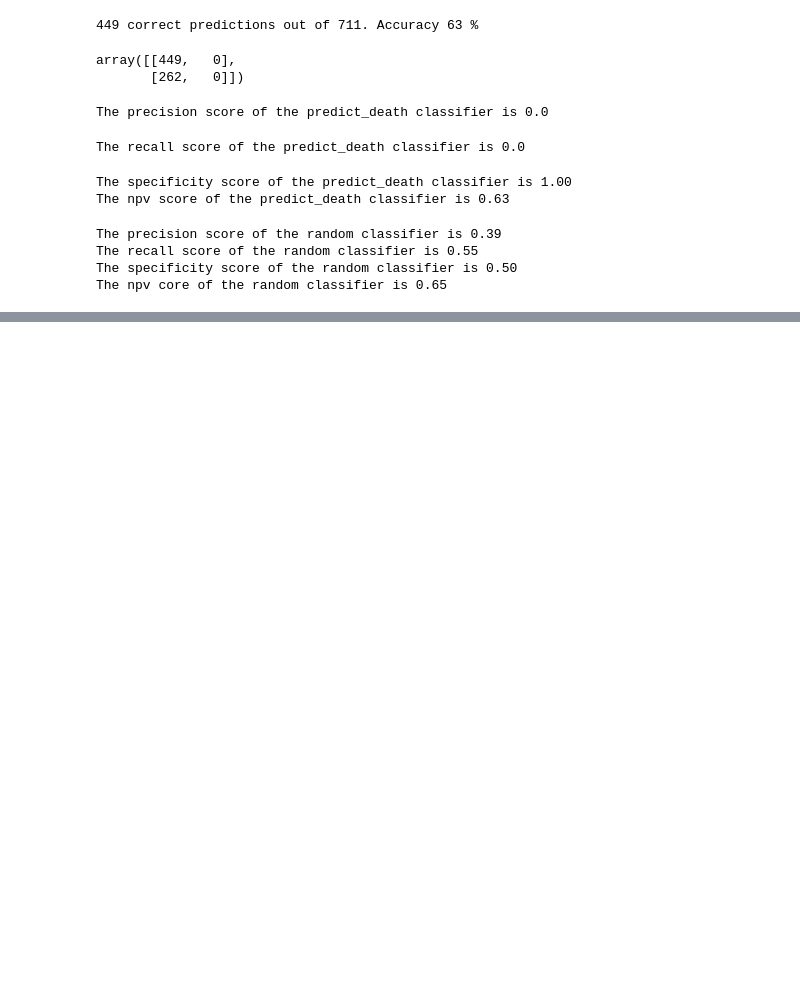
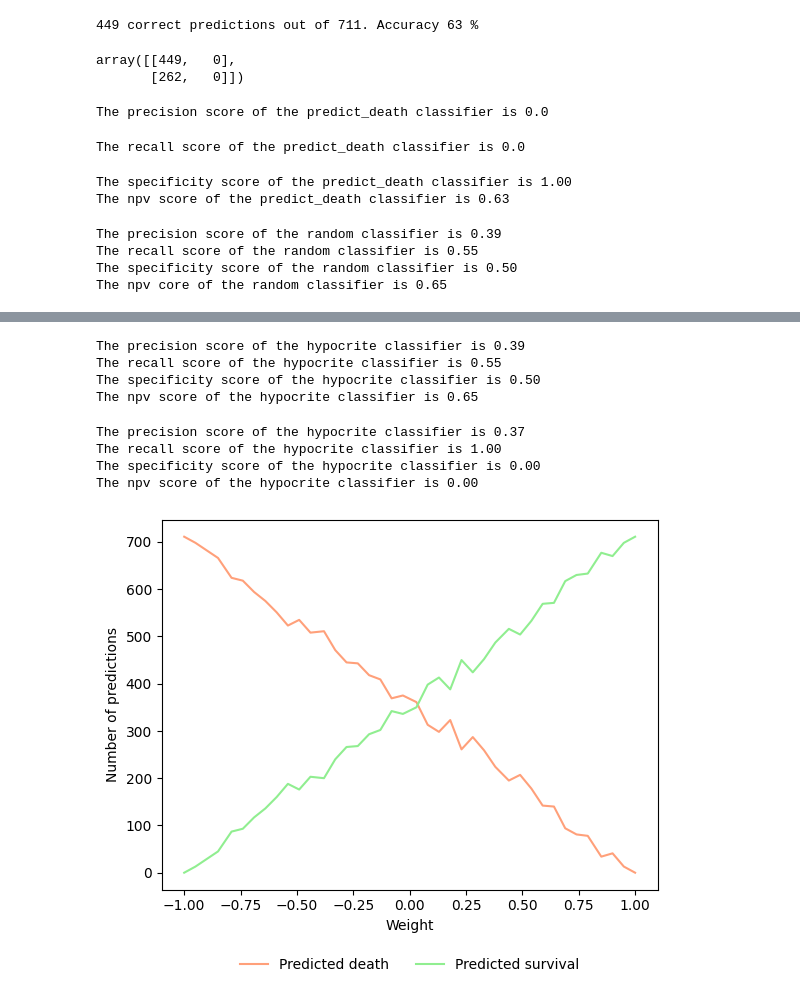
Before and after one commit to JonasHagstrom79/QuantumML, a Jupyter notebook: Titanic.ipynb, the cells around one changed output, grey strips where cells are left out. Cells and saved outputs as stored; diff of their text form; code cells hidden in the pictures; blank space fills up the shorter version.

Commit message:
Hypocrite classifier

```diff
--- a/Titanic.ipynb
+++ b/Titanic.ipynb
@@ -336,3 +336,16 @@ The precision score of the random classifier is 0.39
 The recall score of the random classifier is 0.55
 The specificity score of the random classifier is 0.50
 The npv core of the random classifier is 0.65
+# %%
+# A generalized hypocrit classifier
+def hypocrite(passanger, weight):
+    """he hypocrite classifier takes the passenger data and a weight value. The weight
+        is a number between −1 and 1. It denotes the classifier’s tendency to predict
+        death (negative values) or survival (positive values).
+        The formula weight*0.5+random.uniform(0, 1) generates numbers between −0.5
+        and 1.5. The min and max functions ensure the result to be between 0 and 1. The
+        round function returns either 0 (death) or 1 (survival).
+        Depending on the weight, the chances to return one or the other prediction
+        differs.
+    """
+    return round(min(1, max(0,weight*0.5+random.uniform(0,1))))
@@ -338,0 +371,38 @@ The npv core of the random classifier is 0.65
+# %%
+# The scores of the hypocrite Classifier, tendency 0 (random prediction)
+w_predictions = run(lambda passenger: hypocrite(passenger, 0),
+train_input)
+w_cm = confusion_matrix(train_labels, w_predictions)
+
+print('The precision score of the hypocrite classifier is {:.2f}'
+    .format(precision_score(train_labels, w_predictions)))
+print('The recall score of the hypocrite classifier is {:.2f}'
+    .format(recall_score(train_labels, w_predictions)))
+print('The specificity score of the hypocrite classifier is {:.2f}'
+    .format(specificity(w_cm)))
+print('The npv score of the hypocrite classifier is {:.2f}'
+    .format(npv(w_cm)))
+# %% [output]
+The precision score of the hypocrite classifier is 0.39
+The recall score of the hypocrite classifier is 0.55
+The specificity score of the hypocrite classifier is 0.50
+The npv score of the hypocrite classifier is 0.65
+# %%
+# The scores of the hypocrite Classifier, tendency 1 (predicts survival)
+w_predictions = run(lambda passenger: hypocrite(passenger, 1),
+train_input)
+w_cm = confusion_matrix(train_labels, w_predictions)
+
+print('The precision score of the hypocrite classifier is {:.2f}'
+    .format(precision_score(train_labels, w_predictions)))
+print('The recall score of the hypocrite classifier is {:.2f}'
+    .format(recall_score(train_labels, w_predictions)))
+print('The specificity score of the hypocrite classifier is {:.2f}'
+    .format(specificity(w_cm)))
+print('The npv score of the hypocrite classifier is {:.2f}'
+    .format(npv(w_cm)))
+# %% [output]
+The precision score of the hypocrite classifier is 0.37
+The recall score of the hypocrite classifier is 1.00
+The specificity score of the hypocrite classifier is 0.00
+The npv score of the hypocrite classifier is 0.00
@@ -338,0 +439,28 @@ The npv core of the random classifier is 0.65
+# %%
+# Plot the distribution of predictions
+import matplotlib.pyplot as plt
+import matplotlib
+
+# create a graph for the number of predicted deaths
+deaths, = plt.plot(
+    weights, # point at x−axis
+    list(map(lambda cur: l_cm[cur][0][0]+l_cm[cur][1][0], steps)),
+    'lightsalmon', # color of the graph
+    label='Predicted death'
+)
+
+# create a graph for the number of predicted survivals
+survivals, = plt.plot(
+    weights, # point at x−axis
+    list(map(lambda cur: l_cm[cur][0][1]+l_cm[cur][1][1], steps)),
+    'lightgreen', # color of the graph
+    label='Predicted survival'
+)
+
+plt.legend(handles=[deaths, survivals],loc='upper center',
+    bbox_to_anchor=(0.5, -0.15), framealpha=0.0, ncol=2)
+plt.xlabel("Weight")
+plt.ylabel("Number of predictions")
+plt.show()
+# %% [output]
+[figure, added]
```
Also changed, not shown: parts of 2 cells of this notebook.
